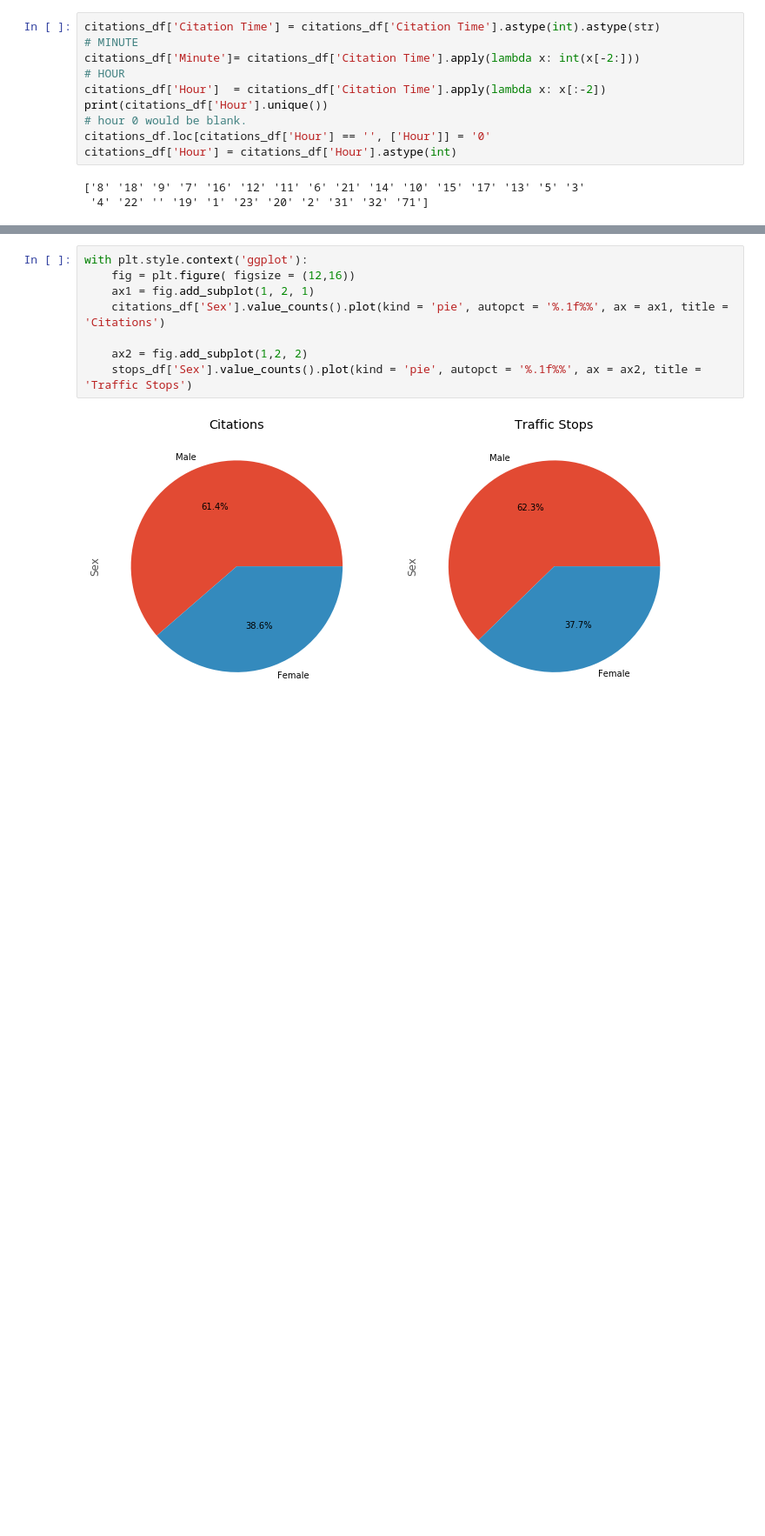
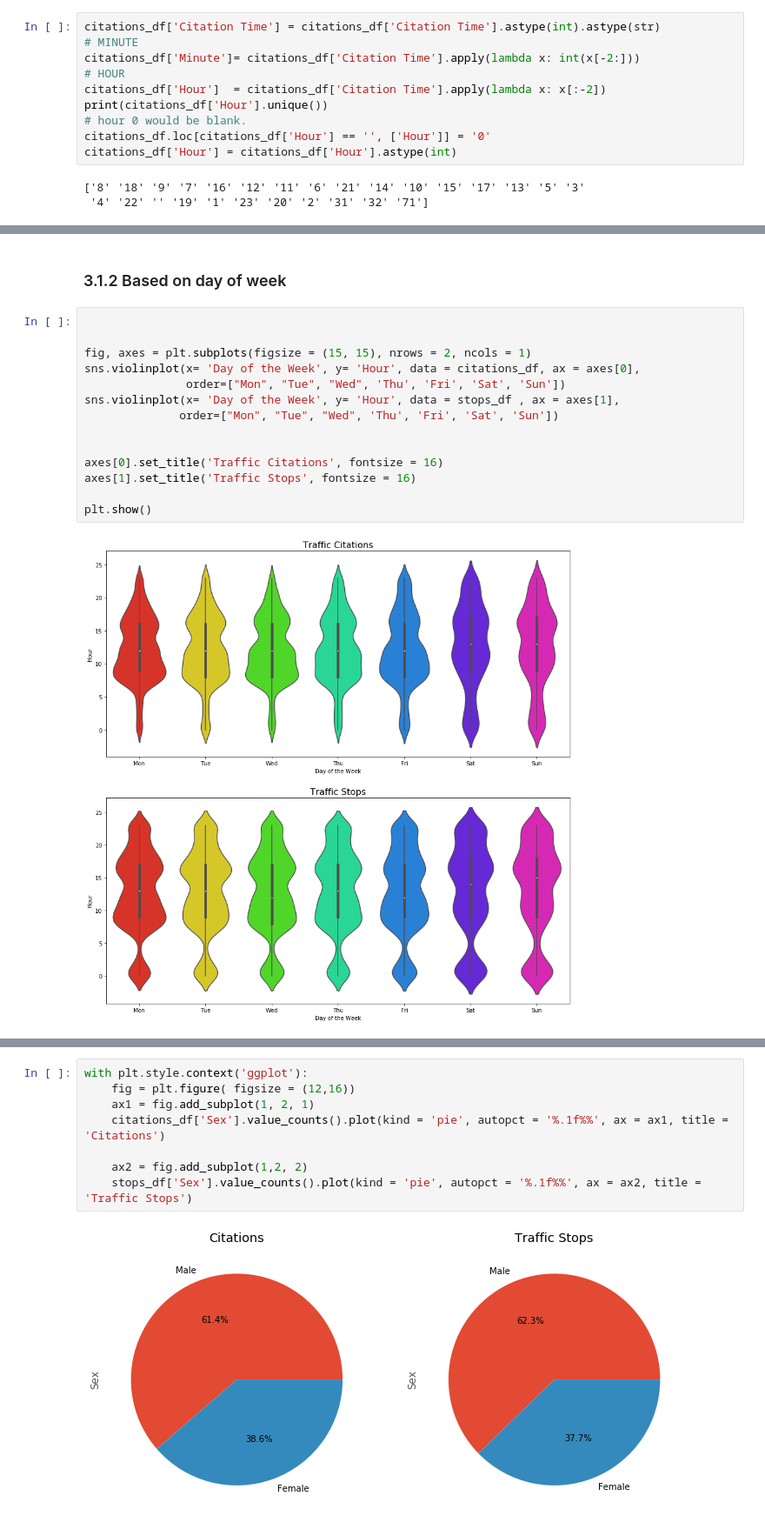
Before and after one commit to haleh-aleahmad/library_data_contest, a Jupyter notebook: Library Data Contest - Python.ipynb, the cells around one changed output, grey strips where cells are left out. Shown: that part at 87% size. Cells and saved outputs as stored; diff of their text form; blank space fills up the shorter version.

```diff
--- a/Library Data Contest - Python.ipynb
+++ b/Library Data Contest - Python.ipynb
@@ -151,0 +323,18 @@ stops_df['Hour'] = stops_df['Hour'].astype(int)
+# %% [markdown]
+### 3.1.2 Based on day of week
+# %%
+
+
+fig, axes = plt.subplots(figsize = (15, 15), nrows = 2, ncols = 1)
+sns.violinplot(x= 'Day of the Week', y= 'Hour', data = citations_df, ax = axes[0],
+               order=["Mon", "Tue", "Wed", 'Thu', 'Fri', 'Sat', 'Sun'])
+sns.violinplot(x= 'Day of the Week', y= 'Hour', data = stops_df , ax = axes[1],
+              order=["Mon", "Tue", "Wed", 'Thu', 'Fri', 'Sat', 'Sun'])
+
+
+axes[0].set_title('Traffic Citations', fontsize = 16)
+axes[1].set_title('Traffic Stops', fontsize = 16)
+
+plt.show()
+# %% [output]
+[figure, added]
```
Also changed, not shown: parts of 48 cells of this notebook, 1 other file.
